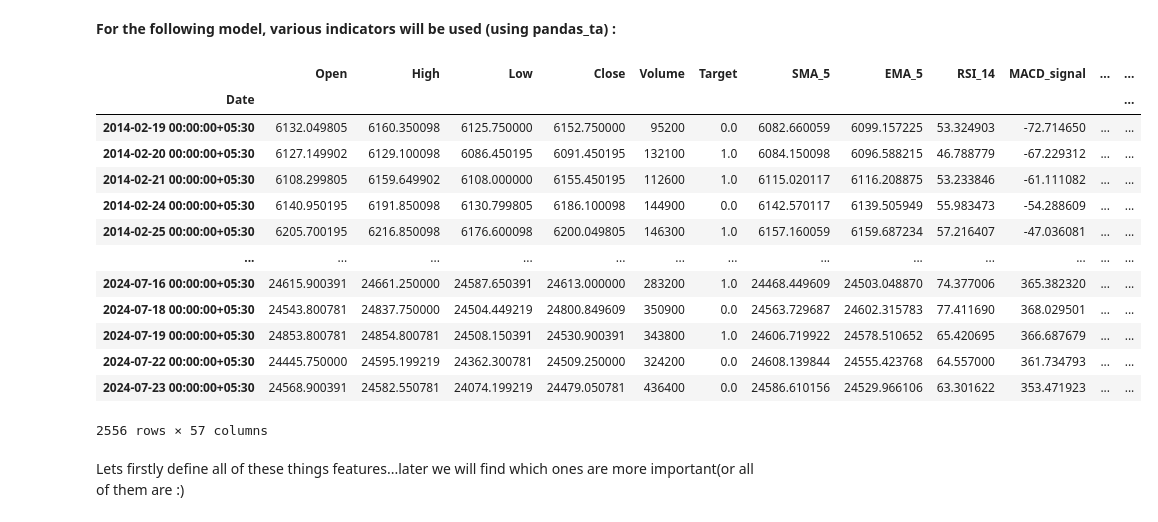
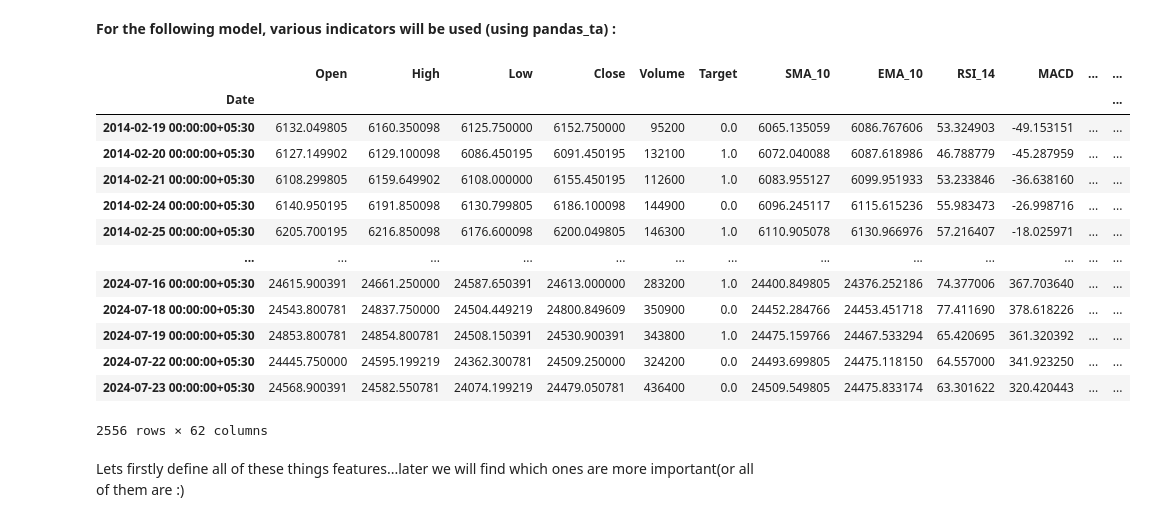
Before and after one commit to Raj-Harshit23/SoC-Automated-Trading, a Jupyter notebook: price_predictor/prediction.ipynb, the cells around one changed output. Saved outputs shown, nothing was run; the diff lists cells and outputs as text; code cells hidden in the pictures.

```diff
--- a/price_predictor/prediction.ipynb
+++ b/price_predictor/prediction.ipynb
@@ -140,48 +122,48 @@ Accuracy Score 0.6206896551724138
 # %%
 # Calculating technical indicators using pandas_ta
 nifty=data("^NSEI")
-nifty['SMA_5'] = ta.sma(nifty['Close'], length=5)
-nifty['EMA_5'] = ta.ema(nifty['Close'], length=5)
+nifty['SMA_10'] = ta.sma(nifty['Close'], length=10)
+nifty['EMA_10'] = ta.ema(nifty['Close'], length=10)
 nifty['RSI_14'] = ta.rsi(nifty['Close'], length=14)
 macd = ta.macd(nifty['Close'])
-# nifty['MACD'] = macd['MACD_12_26_9']
+nifty['MACD'] = macd['MACD_12_26_9']
 nifty['MACD_signal'] = macd['MACDs_12_26_9']
-# nifty['MACD_hist'] = macd['MACDh_12_26_9']
+nifty['MACD_hist'] = macd['MACDh_12_26_9']
 nifty['ATR'] = ta.atr(nifty['High'], nifty['Low'], nifty['Close'], length=14)
 nifty['OBV'] = ta.obv(nifty['Close'], nifty['Volume'])
 bbands = ta.bbands(nifty['Close'], length=20)
-# nifty['Upper_BB'] = bbands['BBU_20_2.0']
-# nifty['Middle_BB'] = bbands['BBM_20_2.0']
-# nifty['Lower_BB'] = bbands['BBL_20_2.0']
+nifty['Upper_BB'] = bbands['BBU_20_2.0']
+nifty['Middle_BB'] = bbands['BBM_20_2.0']
+nifty['Lower_BB'] = bbands['BBL_20_2.0']
 
 # Lagged features (kind of last five rows to predict the next row)
 for lag in range(1, 10):  # Example: 1 to 5 days lag
     # lag-=1
     nifty[f'Close_t-{lag}'] = nifty['Close'].shift(lag)
     nifty[f'Open_t-{lag}'] = nifty['Open'].shift(lag)
     nifty[f'High_t-{lag}'] = nifty['High'].shift(lag)
     nifty[f'Low_t-{lag}'] = nifty['Low'].shift(lag)
     nifty[f'Volume_t-{lag}'] = nifty['Volume'].shift(lag)
 
 # NaN values will be obviously generated by shifting
 nifty = nifty.dropna()
 
 nifty
 # %% [output]
-|  | Open | High | Low | Close | Volume | Target | SMA_5 | EMA_5 | RSI_14 | MACD_signal | ... | ... |
+|  | Open | High | Low | Close | Volume | Target | SMA_10 | EMA_10 | RSI_14 | MACD | ... | ... |
 | Date |  |  |  |  |  |  |  |  |  |  |  | ... |
-| 2014-02-19 00:00:00+05:30 | 6132.049805 | 6160.350098 | 6125.750000 | 6152.750000 | 95200 | 0.0 | 6082.660059 | 6099.157225 | 53.324903 | -72.714650 | ... | ... |
-| 2014-02-20 00:00:00+05:30 | 6127.149902 | 6129.100098 | 6086.450195 | 6091.450195 | 132100 | 1.0 | 6084.150098 | 6096.588215 | 46.788779 | -67.229312 | ... | ... |
-| 2014-02-21 00:00:00+05:30 | 6108.299805 | 6159.649902 | 6108.000000 | 6155.450195 | 112600 | 1.0 | 6115.020117 | 6116.208875 | 53.233846 | -61.111082 | ... | ... |
-| 2014-02-24 00:00:00+05:30 | 6140.950195 | 6191.850098 | 6130.799805 | 6186.100098 | 144900 | 0.0 | 6142.570117 | 6139.505949 | 55.983473 | -54.288609 | ... | ... |
-| 2014-02-25 00:00:00+05:30 | 6205.700195 | 6216.850098 | 6176.600098 | 6200.049805 | 146300 | 1.0 | 6157.160059 | 6159.687234 | 57.216407 | -47.036081 | ... | ... |
+| 2014-02-19 00:00:00+05:30 | 6132.049805 | 6160.350098 | 6125.750000 | 6152.750000 | 95200 | 0.0 | 6065.135059 | 6086.767606 | 53.324903 | -49.153151 | ... | ... |
+| 2014-02-20 00:00:00+05:30 | 6127.149902 | 6129.100098 | 6086.450195 | 6091.450195 | 132100 | 1.0 | 6072.040088 | 6087.618986 | 46.788779 | -45.287959 | ... | ... |
+| 2014-02-21 00:00:00+05:30 | 6108.299805 | 6159.649902 | 6108.000000 | 6155.450195 | 112600 | 1.0 | 6083.955127 | 6099.951933 | 53.233846 | -36.638160 | ... | ... |
+| 2014-02-24 00:00:00+05:30 | 6140.950195 | 6191.850098 | 6130.799805 | 6186.100098 | 144900 | 0.0 | 6096.245117 | 6115.615236 | 55.983473 | -26.998716 | ... | ... |
+| 2014-02-25 00:00:00+05:30 | 6205.700195 | 6216.850098 | 6176.600098 | 6200.049805 | 146300 | 1.0 | 6110.905078 | 6130.966976 | 57.216407 | -18.025971 | ... | ... |
 | ... | ... | ... | ... | ... | ... | ... | ... | ... | ... | ... | ... | ... |
-| 2024-07-16 00:00:00+05:30 | 24615.900391 | 24661.250000 | 24587.650391 | 24613.000000 | 283200 | 1.0 | 24468.449609 | 24503.048870 | 74.377006 | 365.382320 | ... | ... |
-| 2024-07-18 00:00:00+05:30 | 24543.800781 | 24837.750000 | 24504.449219 | 24800.849609 | 350900 | 0.0 | 24563.729687 | 24602.315783 | 77.411690 | 368.029501 | ... | ... |
-| 2024-07-19 00:00:00+05:30 | 24853.800781 | 24854.800781 | 24508.150391 | 24530.900391 | 343800 | 1.0 | 24606.719922 | 24578.510652 | 65.420695 | 366.687679 | ... | ... |
-| 2024-07-22 00:00:00+05:30 | 24445.750000 | 24595.199219 | 24362.300781 | 24509.250000 | 324200 | 0.0 | 24608.139844 | 24555.423768 | 64.557000 | 361.734793 | ... | ... |
-| 2024-07-23 00:00:00+05:30 | 24568.900391 | 24582.550781 | 24074.199219 | 24479.050781 | 436400 | 0.0 | 24586.610156 | 24529.966106 | 63.301622 | 353.471923 | ... | ... |
+| 2024-07-16 00:00:00+05:30 | 24615.900391 | 24661.250000 | 24587.650391 | 24613.000000 | 283200 | 1.0 | 24400.849805 | 24376.252186 | 74.377006 | 367.703640 | ... | ... |
+| 2024-07-18 00:00:00+05:30 | 24543.800781 | 24837.750000 | 24504.449219 | 24800.849609 | 350900 | 0.0 | 24452.284766 | 24453.451718 | 77.411690 | 378.618226 | ... | ... |
+| 2024-07-19 00:00:00+05:30 | 24853.800781 | 24854.800781 | 24508.150391 | 24530.900391 | 343800 | 1.0 | 24475.159766 | 24467.533294 | 65.420695 | 361.320392 | ... | ... |
+| 2024-07-22 00:00:00+05:30 | 24445.750000 | 24595.199219 | 24362.300781 | 24509.250000 | 324200 | 0.0 | 24493.699805 | 24475.118150 | 64.557000 | 341.923250 | ... | ... |
+| 2024-07-23 00:00:00+05:30 | 24568.900391 | 24582.550781 | 24074.199219 | 24479.050781 | 436400 | 0.0 | 24509.549805 | 24475.833174 | 63.301622 | 320.420443 | ... | ... |
-2556 rows × 57 columns
+2556 rows × 62 columns
 # %% [markdown]
 Lets firstly define all of these things features...later we will find which ones are more important(or all of them are :)
 # %%
```
Also changed, not shown: parts of 25 cells of this notebook.
